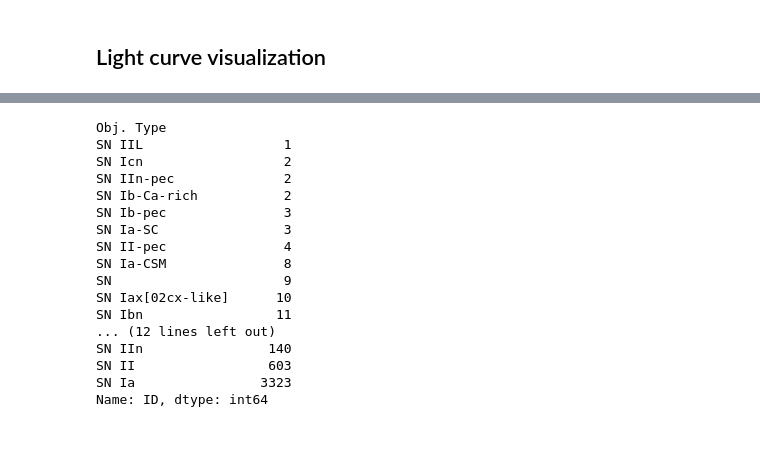
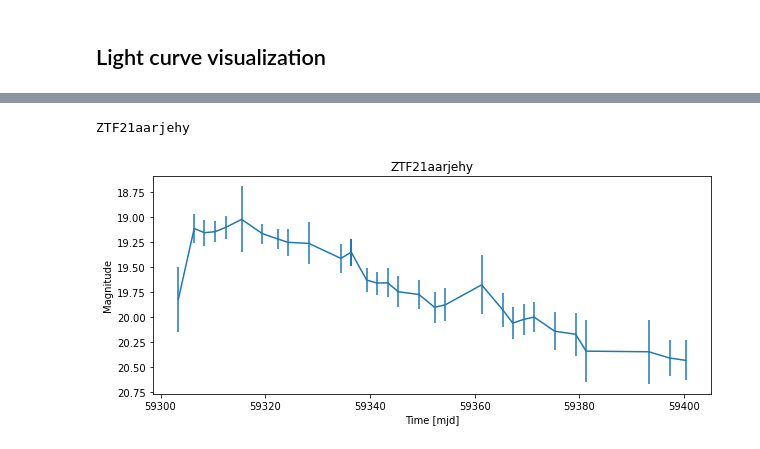
Before and after one commit to alercebroker/itt_2022, a Jupyter notebook: data_preprocessing_and_exploration.ipynb, the cells around one changed output, grey strips where cells are left out. Cells and saved outputs as stored; diff of their text form; code cells hidden in the pictures.

```diff
--- a/data_preprocessing_and_exploration.ipynb
+++ b/data_preprocessing_and_exploration.ipynb
@@ -121,20 +201,19 @@ plt.title(selected_oid);
-# %%
-labels.groupby('Obj. Type').count()['ID'].sort_values()
-# %% [output]
-Obj. Type
-SN IIL                  1
-SN Icn                  2
-SN IIn-pec              2
-SN Ib-Ca-rich           2
-SN Ib-pec               3
-SN Ia-SC                3
-SN II-pec               4
-SN Ia-CSM               8
-SN                      9
-SN Iax[02cx-like]      10
-SN Ibn                 11
-... (12 lines left out)
-SN IIn                140
-SN II                 603
-SN Ia                3323
-Name: ID, dtype: int64
+# %%
+selected_oid = lc_lengths.index[4211]
+selected_lightcurve = lightcurves[lightcurves['oid'] == selected_oid]
+selected_lightcurve = selected_lightcurve[selected_lightcurve['fid'] == 1]
+
+plt.figure(figsize=(10, 4))
+plt.errorbar(
+    selected_lightcurve['mjd'],
+    selected_lightcurve['magpsf'],
+    yerr=selected_lightcurve['sigmapsf']
+)
+plt.gca().invert_yaxis()
+plt.xlabel('Time [mjd]')
+plt.ylabel('Magnitude')
+plt.title(selected_oid);
+print(selected_oid)
+# %% [output]
+ZTF21aarjehy
+[figure, added]
```
Also changed, not shown: parts of 10 cells of this notebook, 4 other files.
